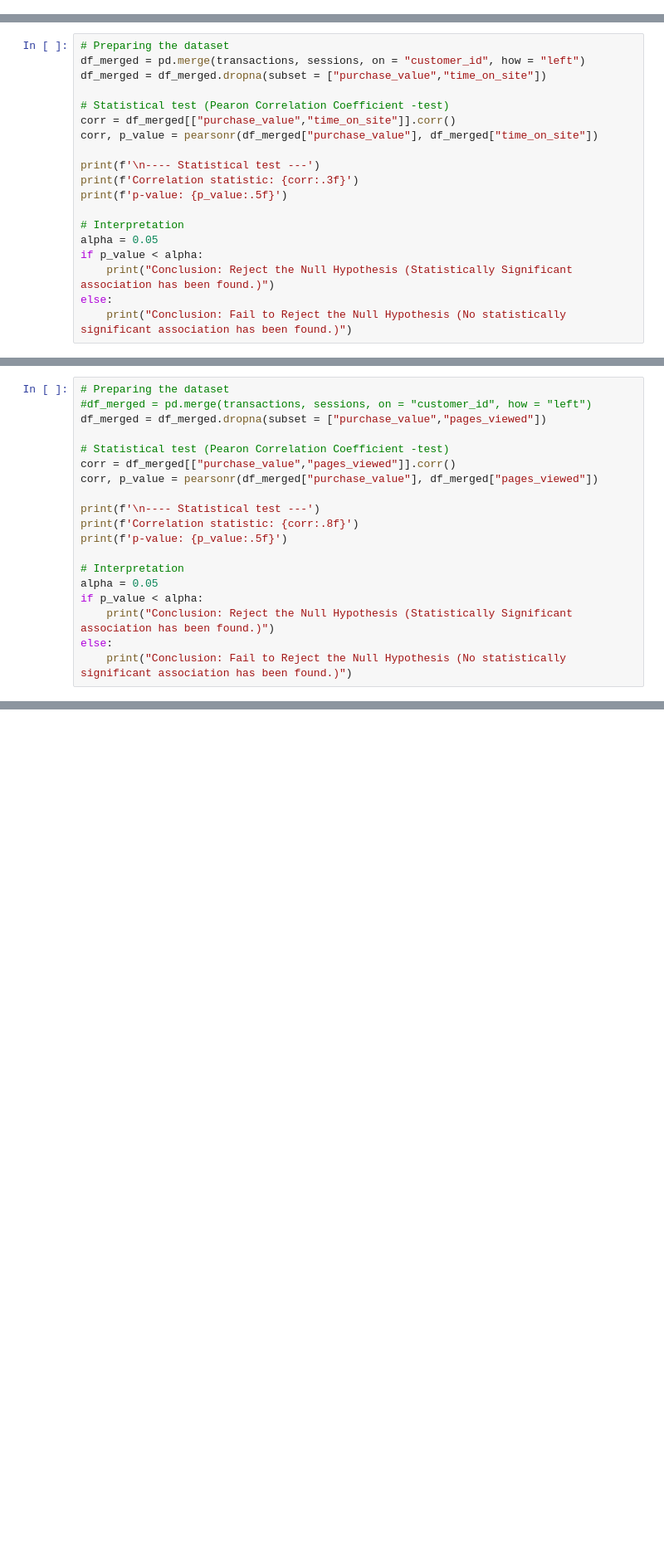
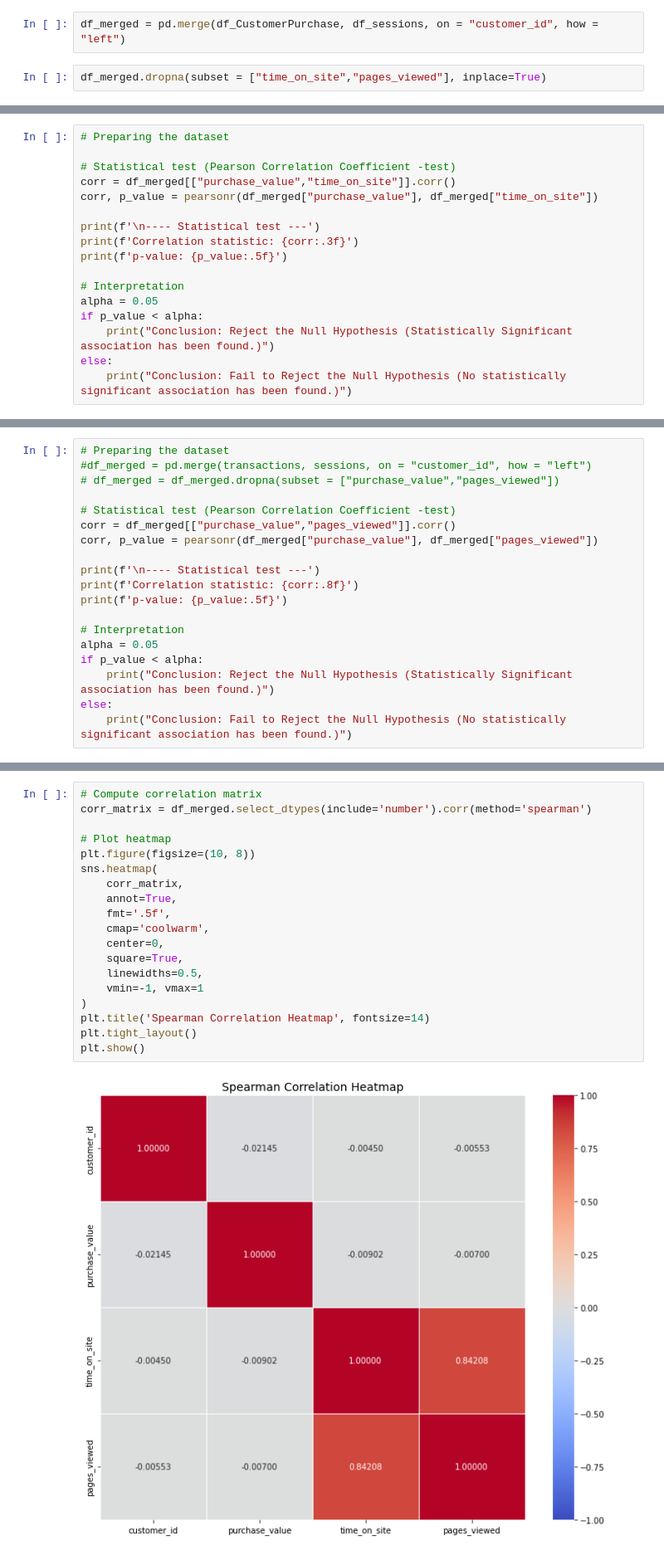
Before and after one commit to ledagale27/Mayerfeld_Hw2, a Jupyter notebook: hw_2_project (1).ipynb, the cells around one changed output, grey strips where cells are left out. Shown at 83% size. Saved outputs shown, nothing was run; the diff lists cells and outputs as text; blank space fills up the shorter version.

```diff
--- a/hw_2_project (1).ipynb
+++ b/hw_2_project (1).ipynb
@@ -427,0 +422,4 @@ df_merged.head()
+# %%
+df_merged = pd.merge(df_CustomerPurchase, df_sessions, on = "customer_id", how = "left")
+# %%
+df_merged.dropna(subset = ["time_on_site","pages_viewed"], inplace=True)
@@ -428,9 +442,7 @@ df_merged.head()
 # %%
 # Preparing the dataset
-df_merged = pd.merge(transactions, sessions, on = "customer_id", how = "left")
-df_merged = df_merged.dropna(subset = ["purchase_value","time_on_site"])
 
-# Statistical test (Pearon Correlation Coefficient -test)
+# Statistical test (Pearson Correlation Coefficient -test)
 corr = df_merged[["purchase_value","time_on_site"]].corr()
 corr, p_value = pearsonr(df_merged["purchase_value"], df_merged["time_on_site"])
 
@@ -460,9 +474,9 @@ H1 (Alternative Hypothesis): There is a significant correlation between the numb
 # %%
 # Preparing the dataset
 #df_merged = pd.merge(transactions, sessions, on = "customer_id", how = "left")
-df_merged = df_merged.dropna(subset = ["purchase_value","pages_viewed"])
+# df_merged = df_merged.dropna(subset = ["purchase_value","pages_viewed"])
 
-# Statistical test (Pearon Correlation Coefficient -test)
+# Statistical test (Pearson Correlation Coefficient -test)
 corr = df_merged[["purchase_value","pages_viewed"]].corr()
 corr, p_value = pearsonr(df_merged["purchase_value"], df_merged["pages_viewed"])
 
@@ -487,0 +506,21 @@ Q10. Is time on site correlated with pages viewed?
+# %%
+# Compute correlation matrix
+corr_matrix = df_merged.select_dtypes(include='number').corr(method='spearman')
+
+# Plot heatmap
+plt.figure(figsize=(10, 8))
+sns.heatmap(
+    corr_matrix,
+    annot=True,
+    fmt='.5f',
+    cmap='coolwarm',
+    center=0,
+    square=True,
+    linewidths=0.5,
+    vmin=-1, vmax=1
+)
+plt.title('Spearman Correlation Heatmap', fontsize=14)
+plt.tight_layout()
+plt.show()
+# %% [output]
+[figure, added]
```
Also changed, not shown: parts of 13 cells of this notebook.
